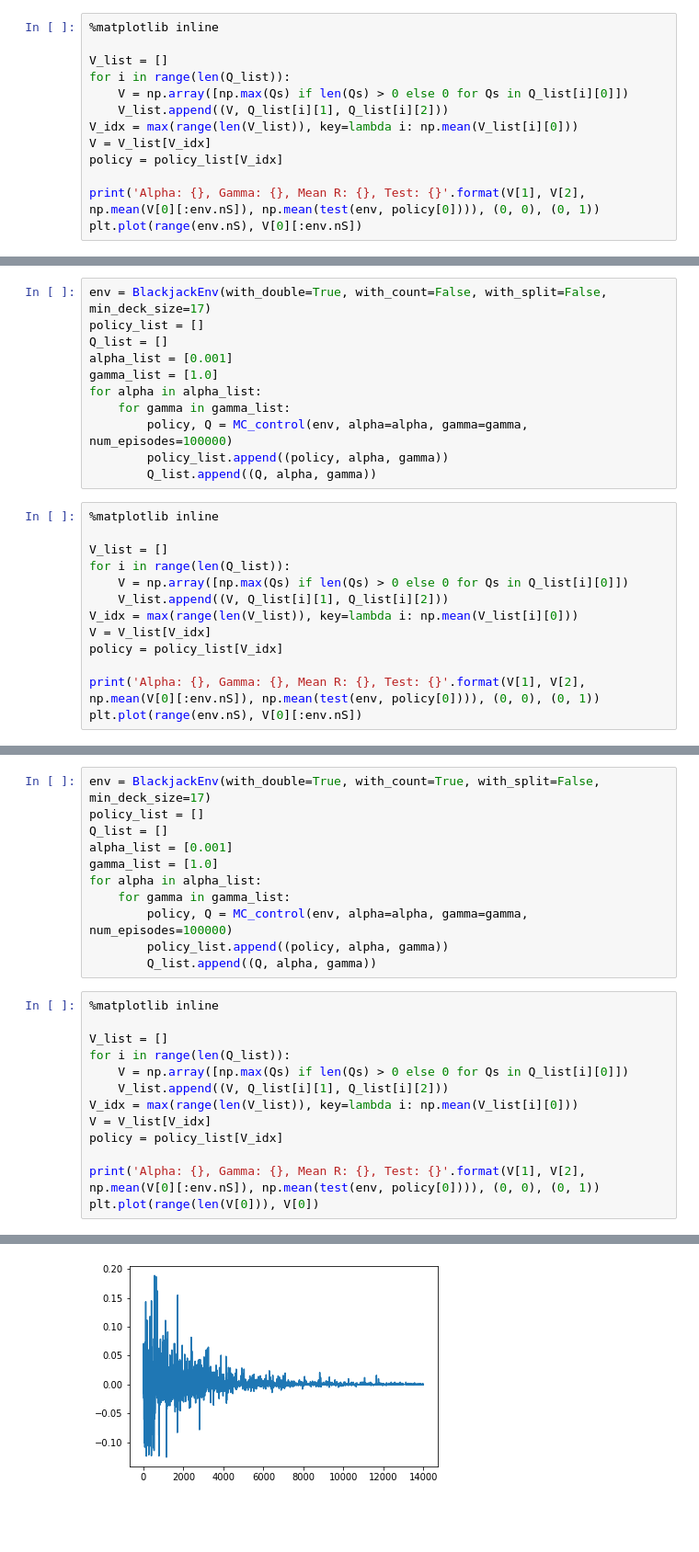
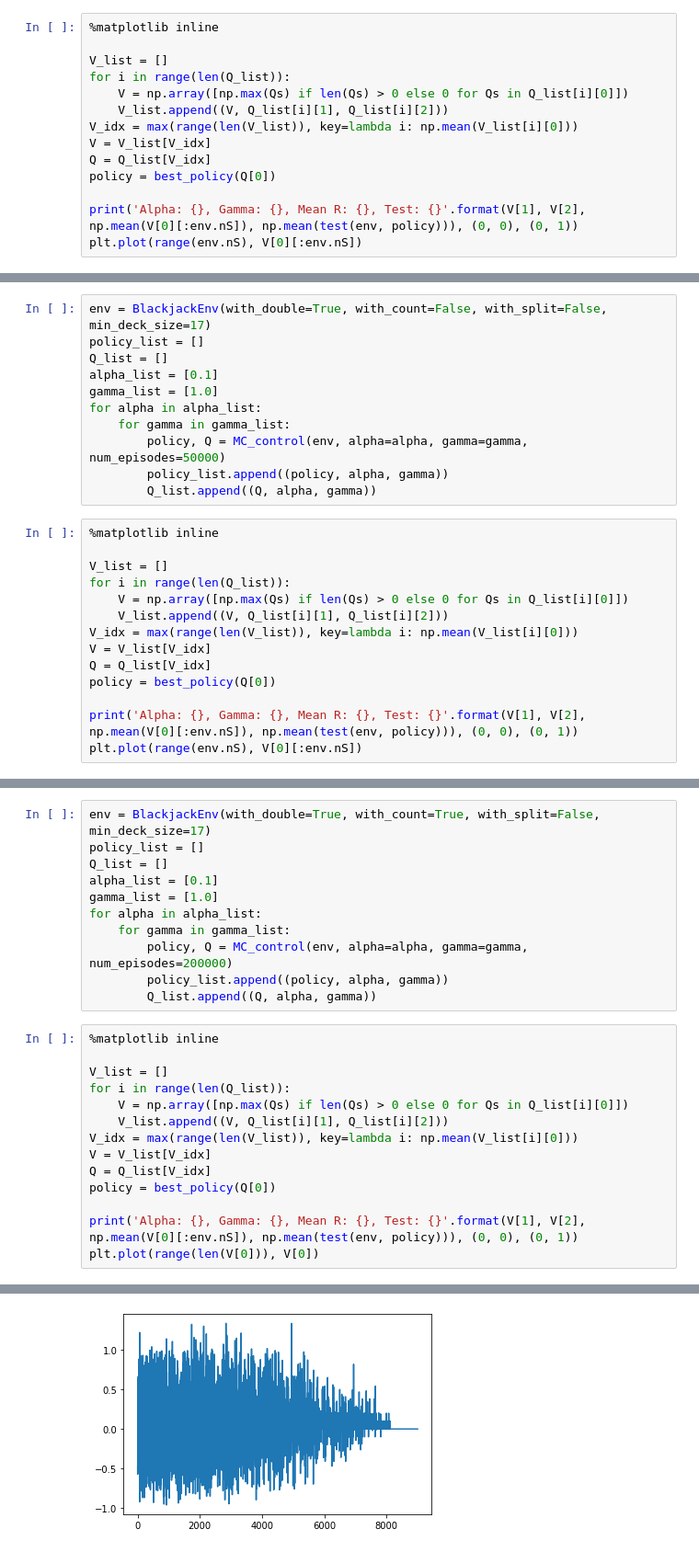
Before and after one commit to data-sachez-2511/rl_hw1, a Jupyter notebook: Untitled.ipynb, the cells around one changed output, grey strips where cells are left out. Shown at 92% size. Drawn from its saved outputs; the diff is of its cells as text; blank space fills up the shorter version.

```diff
--- a/Untitled.ipynb
+++ b/Untitled.ipynb
@@ -281,8 +285,9 @@ for i in range(len(Q_list)):
     V_list.append((V, Q_list[i][1], Q_list[i][2]))
 V_idx = max(range(len(V_list)), key=lambda i: np.mean(V_list[i][0]))
 V = V_list[V_idx]
-policy = policy_list[V_idx]
+Q = Q_list[V_idx]
+policy = best_policy(Q[0])
 
-print('Alpha: {}, Gamma: {}, Mean R: {}, Test: {}'.format(V[1], V[2], np.mean(V[0][:env.nS]), np.mean(test(env, policy[0]))), (0, 0), (0, 1))
+print('Alpha: {}, Gamma: {}, Mean R: {}, Test: {}'.format(V[1], V[2], np.mean(V[0][:env.nS]), np.mean(test(env, policy))), (0, 0), (0, 1))
 plt.plot(range(env.nS), V[0][:env.nS])
 # %% [output]
@@ -293,11 +298,11 @@ Alpha: 0.001, Gamma: 1.0, Mean R: -0.0036669345626012323, Test: -0.0598 (0, 0) (
 env = BlackjackEnv(with_double=True, with_count=False, with_split=False, min_deck_size=17)
 policy_list = []
 Q_list = []
-alpha_list = [0.001]
+alpha_list = [0.1]
 gamma_list = [1.0]
 for alpha in alpha_list:
     for gamma in gamma_list:
-        policy, Q = MC_control(env, alpha=alpha, gamma=gamma, num_episodes=100000)
+        policy, Q = MC_control(env, alpha=alpha, gamma=gamma, num_episodes=50000)
         policy_list.append((policy, alpha, gamma))
         Q_list.append((Q, alpha, gamma))
 # %%
@@ -309,8 +314,9 @@ for i in range(len(Q_list)):
     V_list.append((V, Q_list[i][1], Q_list[i][2]))
 V_idx = max(range(len(V_list)), key=lambda i: np.mean(V_list[i][0]))
 V = V_list[V_idx]
-policy = policy_list[V_idx]
+Q = Q_list[V_idx]
+policy = best_policy(Q[0])
 
-print('Alpha: {}, Gamma: {}, Mean R: {}, Test: {}'.format(V[1], V[2], np.mean(V[0][:env.nS]), np.mean(test(env, policy[0]))), (0, 0), (0, 1))
+print('Alpha: {}, Gamma: {}, Mean R: {}, Test: {}'.format(V[1], V[2], np.mean(V[0][:env.nS]), np.mean(test(env, policy))), (0, 0), (0, 1))
 plt.plot(range(env.nS), V[0][:env.nS])
 # %% [output]
@@ -321,11 +327,11 @@ Alpha: 0.001, Gamma: 1.0, Mean R: 0.0006498249089634324, Test: -0.082 (0, 0) (0,
 env = BlackjackEnv(with_double=True, with_count=True, with_split=False, min_deck_size=17)
 policy_list = []
 Q_list = []
-alpha_list = [0.001]
+alpha_list = [0.1]
 gamma_list = [1.0]
 for alpha in alpha_list:
     for gamma in gamma_list:
-        policy, Q = MC_control(env, alpha=alpha, gamma=gamma, num_episodes=100000)
+        policy, Q = MC_control(env, alpha=alpha, gamma=gamma, num_episodes=200000)
         policy_list.append((policy, alpha, gamma))
         Q_list.append((Q, alpha, gamma))
 # %%
@@ -337,8 +343,9 @@ for i in range(len(Q_list)):
     V_list.append((V, Q_list[i][1], Q_list[i][2]))
 V_idx = max(range(len(V_list)), key=lambda i: np.mean(V_list[i][0]))
 V = V_list[V_idx]
-policy = policy_list[V_idx]
+Q = Q_list[V_idx]
+policy = best_policy(Q[0])
 
-print('Alpha: {}, Gamma: {}, Mean R: {}, Test: {}'.format(V[1], V[2], np.mean(V[0][:env.nS]), np.mean(test(env, policy[0]))), (0, 0), (0, 1))
+print('Alpha: {}, Gamma: {}, Mean R: {}, Test: {}'.format(V[1], V[2], np.mean(V[0][:env.nS]), np.mean(test(env, policy))), (0, 0), (0, 1))
 plt.plot(range(len(V[0])), V[0])
 # %% [output]
@@ -346,5 +353,5 @@ Alpha: 0.001, Gamma: 1.0, Mean R: 0.00027296569218572124, Test: -0.1087 (0, 0) (
 [<matplotlib.lines.Line2D at 0x...>]
-[figure, old version]
+[figure, new version]
 # %%
 env = BlackjackEnv(with_double=True, with_count=True, with_split=True, min_deck_size=17)
 policy_list = []
```
Also changed, not shown: parts of 8 cells of this notebook.
